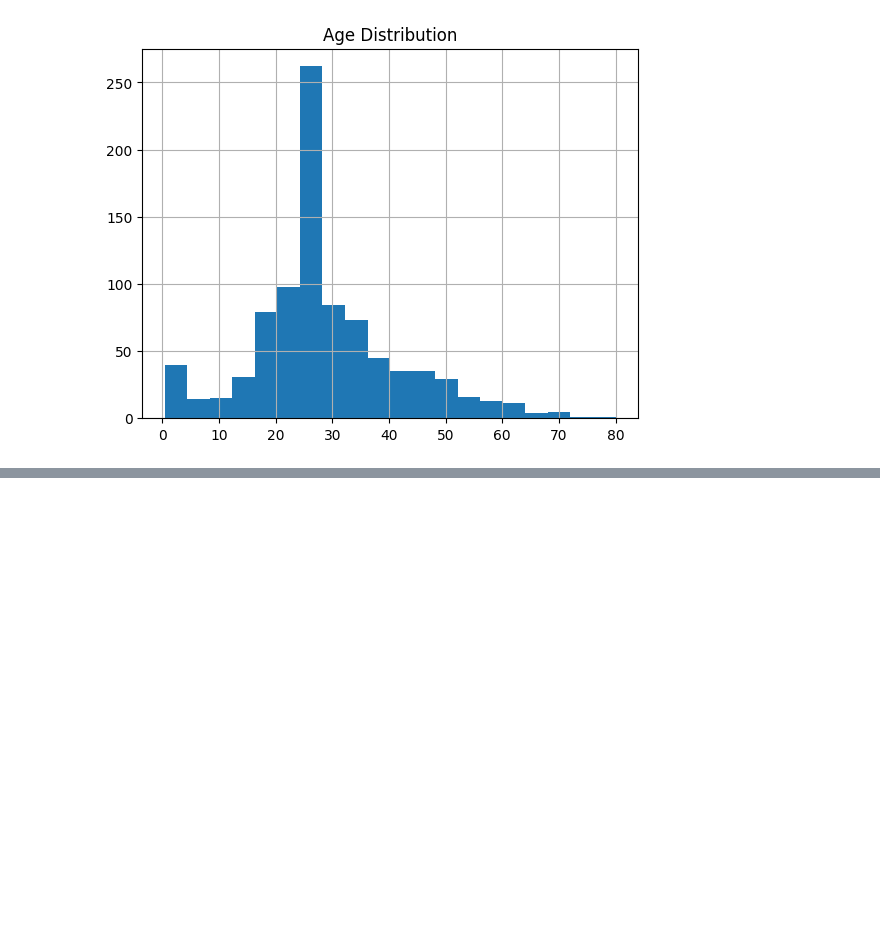
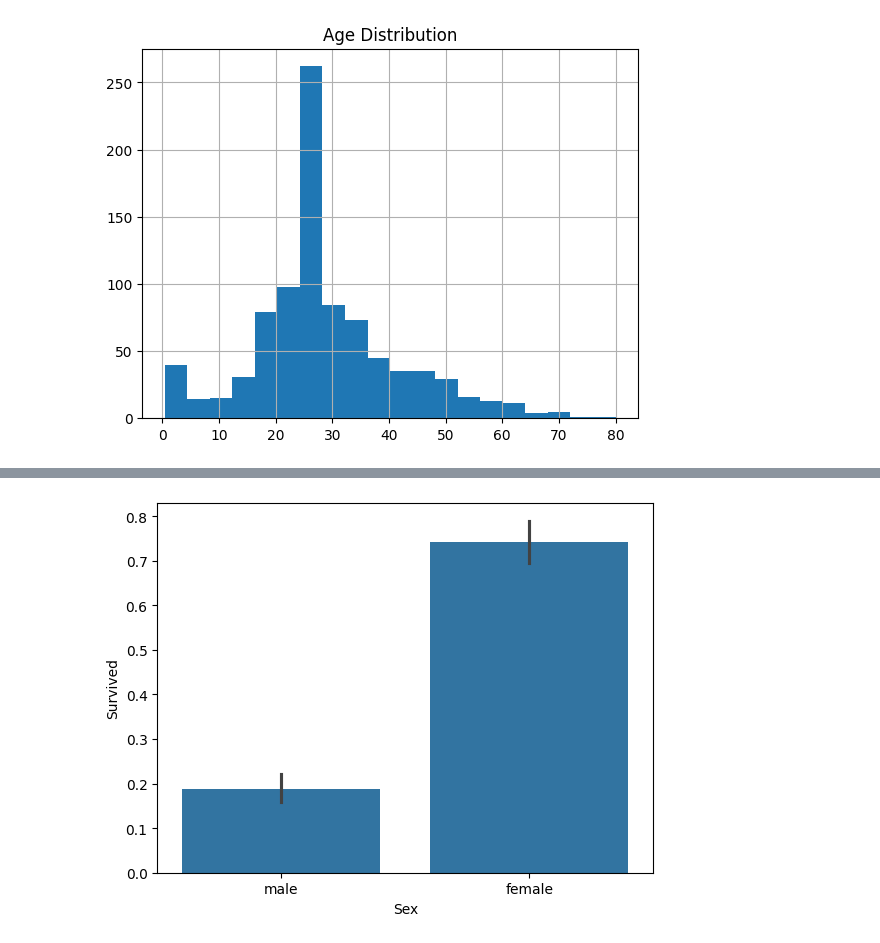
Before and after one commit to Vijayaragavan185/data-cleaning-eda-titanic, a Jupyter notebook: notebooks/data_cleaning_eda_titanic.ipynb, the cells around one changed output, grey strips where cells are left out. Saved outputs shown, nothing was run; the diff lists cells and outputs as text; code cells hidden in the pictures; blank space fills up the shorter version.

```diff
--- a/notebooks/data_cleaning_eda_titanic.ipynb
+++ b/notebooks/data_cleaning_eda_titanic.ipynb
@@ -95,0 +94,5 @@ plt.plot()
+# %%
+sns.barplot(x='Sex', y='Survived', data=df)
+plt.show()
+# %% [output]
+[figure, added]
```
Also changed, not shown: parts of 4 cells of this notebook.
